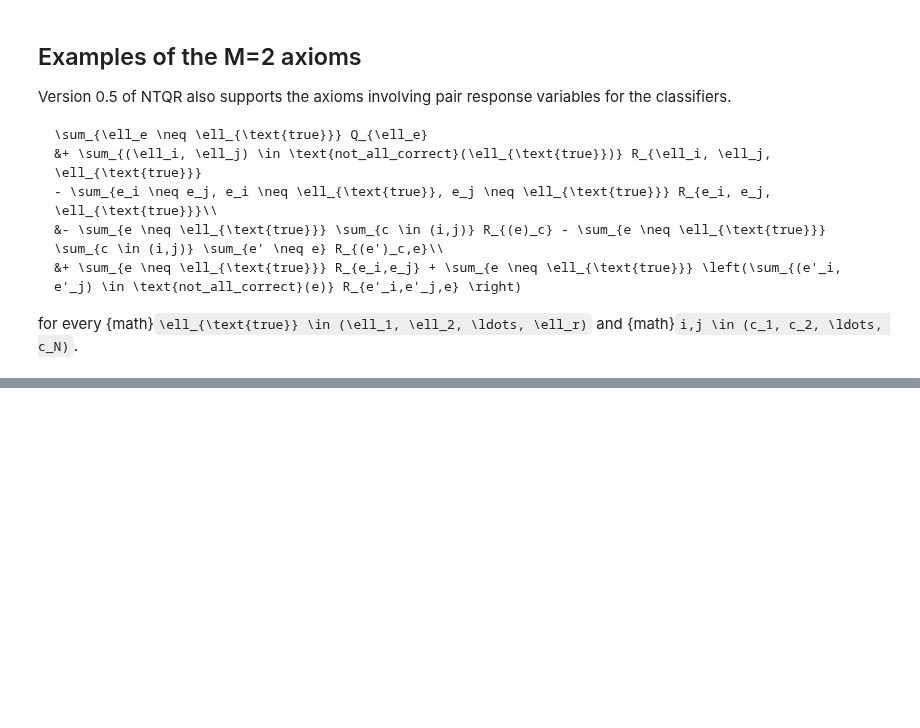
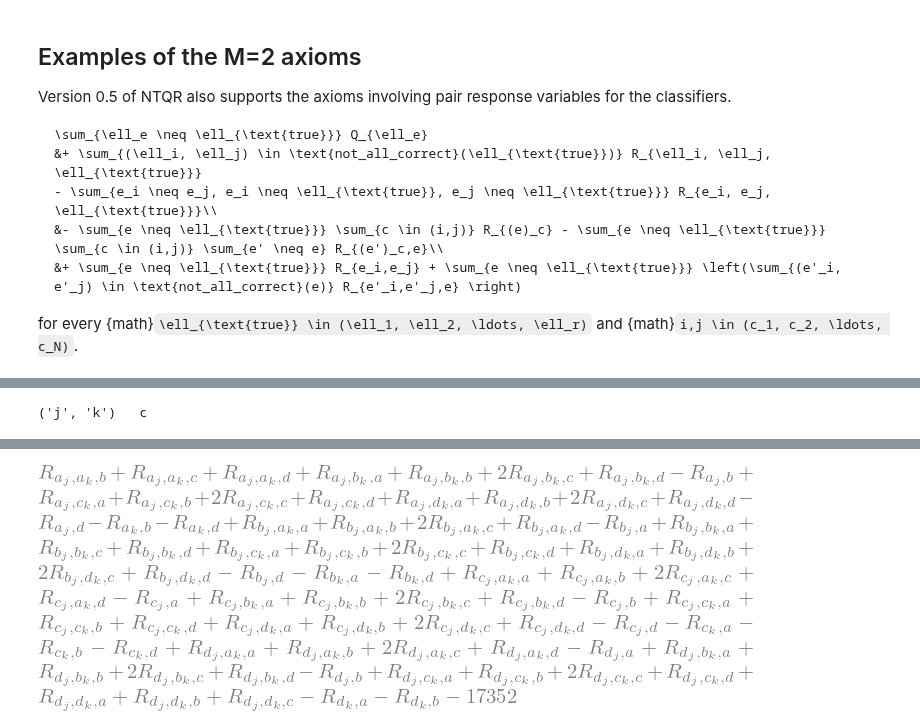
Before and after one commit to andrescorrada/IntroductionToAlgebraicEvaluation, a Jupyter notebook: python/docs/source/notebooks/AlgebraAndGeometryOfNTQR.ipynb, the cells around one changed output, grey strips where cells are left out. Saved outputs shown, nothing was run; the diff lists cells and outputs as text; code cells hidden in the pictures; blank space fills up the shorter version.

```diff
--- a/python/docs/source/notebooks/AlgebraAndGeometryOfNTQR.ipynb
+++ b/python/docs/source/notebooks/AlgebraAndGeometryOfNTQR.ipynb
@@ -131,0 +172,11 @@ $\displaystyle Q_{a} + Q_{b} + R_{a_{k},a_{l},b} + R_{a_{k},a_{l},c} + R_{a_{k},
+# %%
+# Let's compare the axioms for any m=1 subset of the 4 classifiers
+any_m_2_subset = random.choice([m_subset for m_subset in itertools.combinations(classifiers,2)])
+axioms_before_test = ntqr.raxioms.MAxiomsIdeal(labels,classifiers,2).m_complex[any_m_2_subset]["axioms"]
+any_label = random.choice(labels)
+print(any_m_2_subset, " ", any_label)
+test_axiom = mlrs.test_axioms[any_m_2_subset][any_label]
+display(Math(latex(axioms_before_test[label])))
+display(test_axiom)
+# %% [output]
+('j', 'k')   c
@@ -131,0 +184 @@ $\displaystyle Q_{a} + Q_{b} + R_{a_{k},a_{l},b} + R_{a_{k},a_{l},c} + R_{a_{k},
+[figure, added]
```
Also changed, not shown: parts of 7 cells of this notebook, 1 other file.
